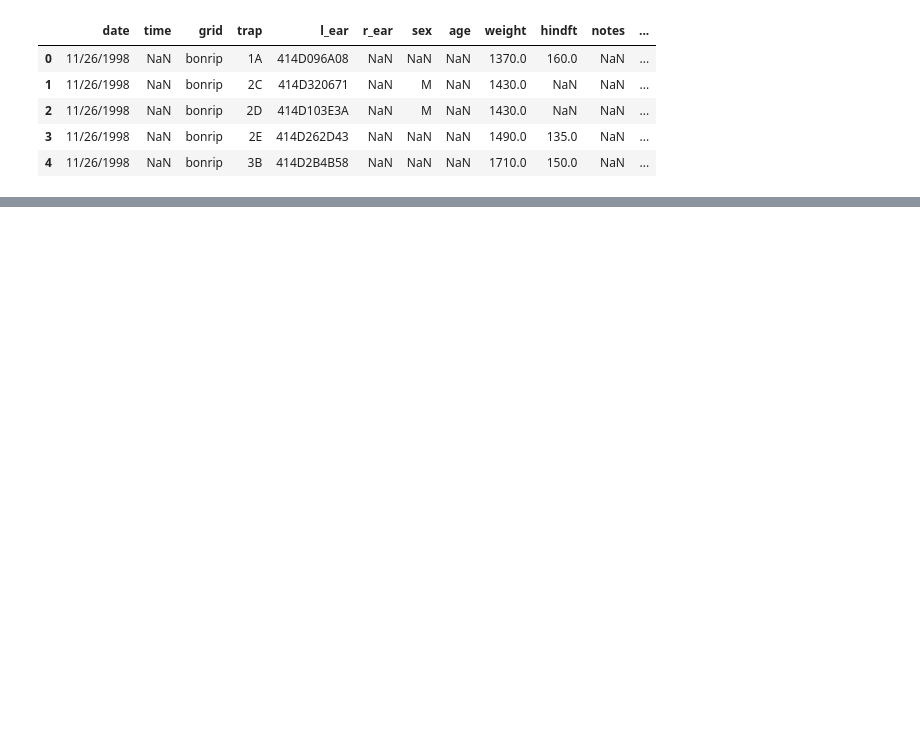
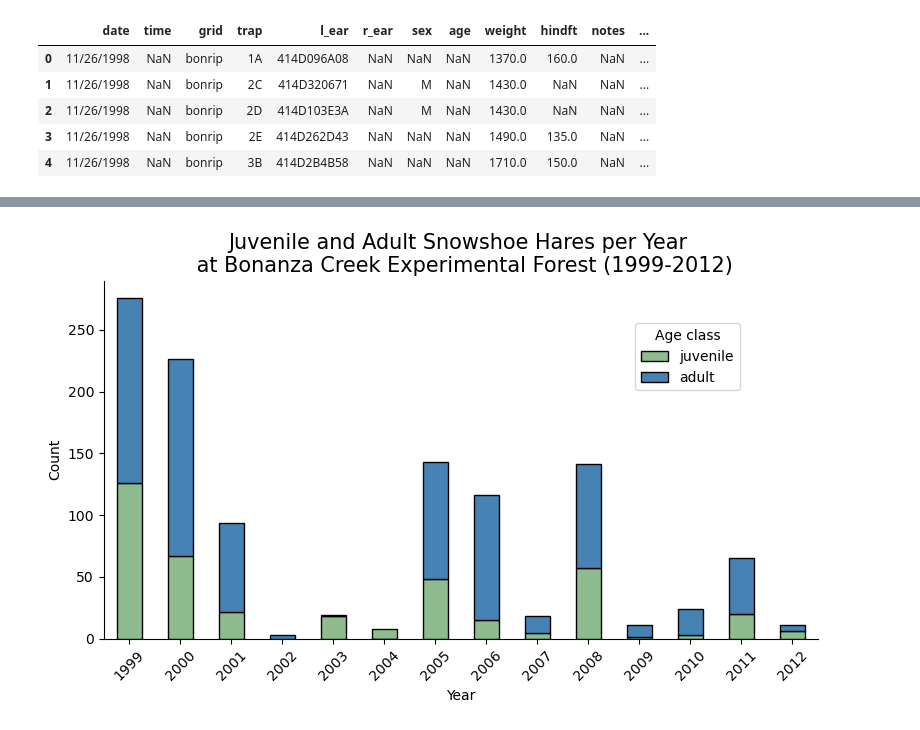
Before and after one commit to MEDS-eds-220/MEDS-eds-220-course, a Jupyter notebook: book/chapters/lesson-18-linear-regression/lesson-18-linear-regression.ipynb, the cells around one changed output, grey strips where cells are left out. Drawn from its saved outputs; the diff is of its cells as text; code cells hidden in the pictures; blank space fills up the shorter version.

```diff
--- a/book/chapters/lesson-18-linear-regression/lesson-18-linear-regression.ipynb
+++ b/book/chapters/lesson-18-linear-regression/lesson-18-linear-regression.ipynb
@@ -109,0 +142,30 @@ plt.show()
+# %%
+# Create figure + axes
+fig, ax = plt.subplots(figsize=(8, 5))
+
+hares_per_year[['juvenile', 'adult']].plot(    # Rearrange columns for stacking order
+    kind='bar',
+    stacked=True,
+    ax=ax,
+    edgecolor='black',
+    color=["#8FBC8F", "#4682B4"],
+)
+
+# Labels, title, and legend
+ax.set_xlabel("Year")
+ax.set_ylabel("Count")
+ax.set_title("Juvenile and Adult Snowshoe Hares per Year \n at Bonanza Creek Experimental Forest (1999-2012)",
+             {'fontsize':15})
+ax.legend(title="Age class",
+         loc="upper right",
+         bbox_to_anchor=(0.9, 0.9))
+
+# Axes and axis labels
+ax.spines['top'].set_visible(False)
+ax.spines['right'].set_visible(False)
+plt.xticks(rotation=45)
+
+plt.tight_layout()
+plt.show()
+# %% [output]
+[figure, added]
```
Also changed, not shown: parts of 22 cells of this notebook.
